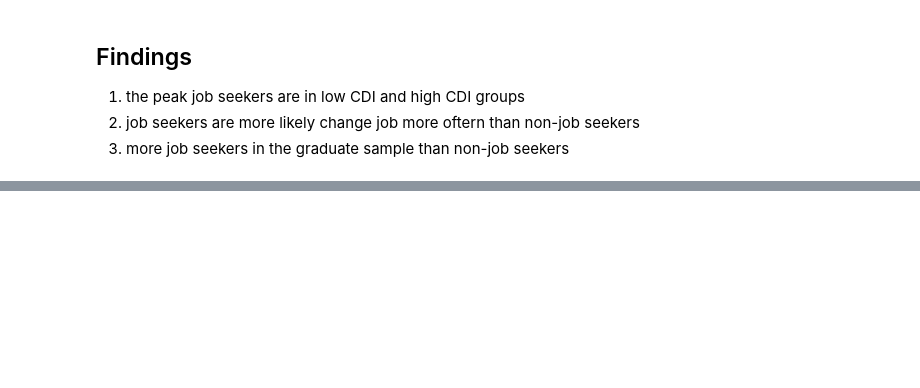
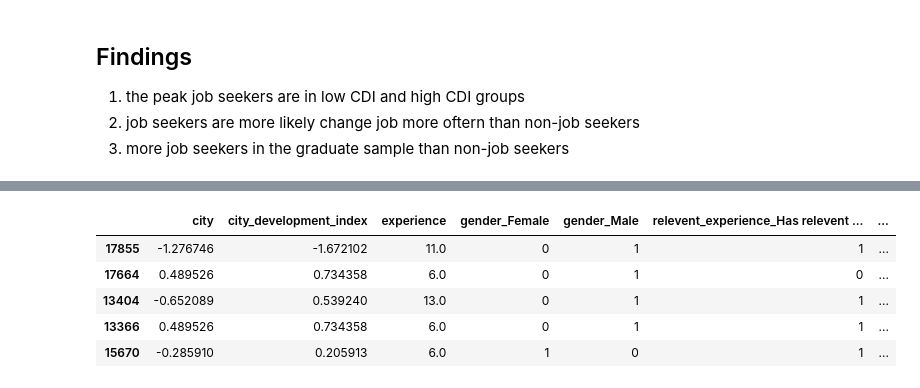
Before and after one commit to carina-chen/HR-Analytics, a Jupyter notebook: HR_data_viz_and_prediction.ipynb, the cells around one changed output, grey strips where cells are left out. Drawn from its saved outputs; the diff is of its cells as text; code cells hidden in the pictures; blank space fills up the shorter version.

```diff
--- a/HR_data_viz_and_prediction.ipynb
+++ b/HR_data_viz_and_prediction.ipynb
@@ -463,0 +570,9 @@ ax.legend(legend_labels, ["Non-Job Seeker", "Job Seeker"], ncol=1, bbox_to_ancho
+# %%
+X_train.head()
+# %% [output]
+|  | city | city_development_index | experience | gender_Female | gender_Male | relevent_experience_Has relevent ... | ... |
+| 17855 | -1.276746 | -1.672102 | 11.0 | 0 | 1 | 1 | ... |
+| 17664 | 0.489526 | 0.734358 | 6.0 | 0 | 1 | 0 | ... |
+| 13404 | -0.652089 | 0.539240 | 13.0 | 0 | 1 | 1 | ... |
+| 13366 | 0.489526 | 0.734358 | 6.0 | 0 | 1 | 1 | ... |
+| 15670 | -0.285910 | 0.205913 | 6.0 | 1 | 0 | 1 | ... |
```
Also changed, not shown: parts of 44 cells of this notebook.
